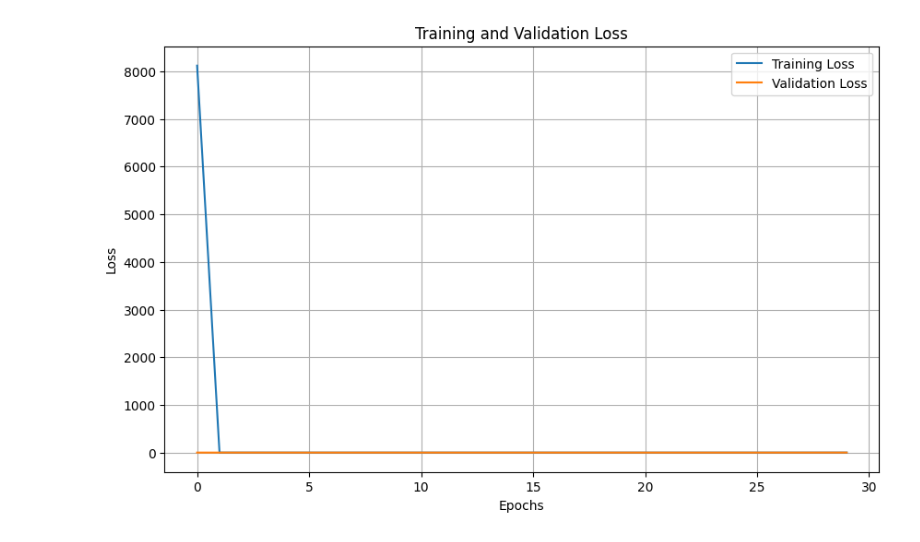
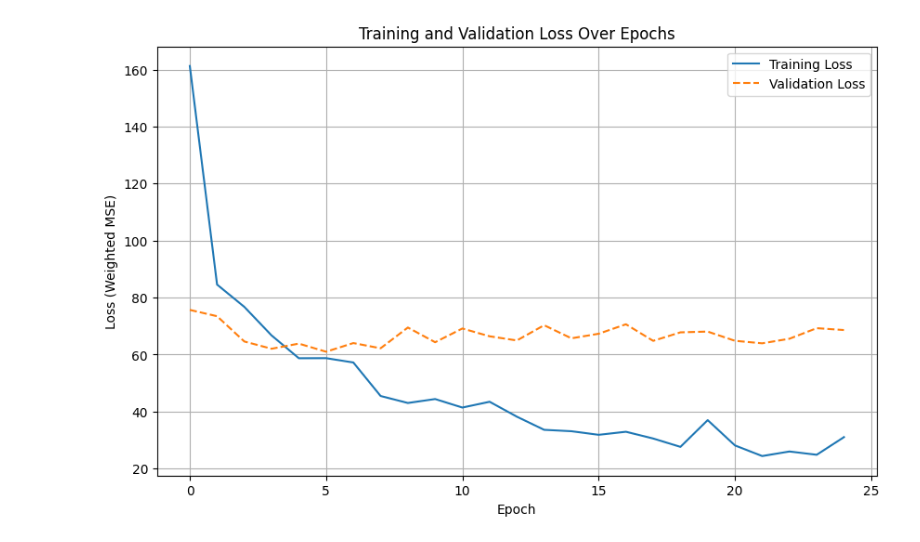
Before and after one commit to Irresponsible-Bunch/Pokemon-Smash-or-Pass, a Jupyter notebook: pokemon_classifier.ipynb, the cells around one changed output. Saved outputs shown, nothing was run; the diff lists cells and outputs as text; code cells hidden in the pictures.

```diff
--- a/pokemon_classifier.ipynb
+++ b/pokemon_classifier.ipynb
@@ -27,3 +21,6 @@ df['Pass Scaled'] = (df['Passes'] - df['Passes'].min()) / (df['Passes'].max() -
 df['Total'] = df['Smash Scaled'] + df['Pass Scaled']
 df['Pass Normalized'] = df['Pass Scaled'] / df['Total']
 df['Smash Normalized'] = df['Smash Scaled'] / df['Total']
+
+df['filename'] = df.index + '.png'  # Example: Pikachu -> Pikachu.jpg
+df['Smash Normalized'] = df['Smash Normalized'] *10
@@ -84,18 +164,12 @@ ValueError: in user code:
 # %%
-
-# Extract loss values
-loss = history.history['loss']
-val_loss = history.history['val_loss']
-
-# Plot loss
 plt.figure(figsize=(10, 6))
-plt.plot(loss, label='Training Loss')
-plt.plot(val_loss, label='Validation Loss')
-plt.title('Training and Validation Loss')
-plt.xlabel('Epochs')
-plt.ylabel('Loss')
+plt.plot(history.history['loss'], label='Training Loss')
+plt.plot(history.history['val_loss'], label='Validation Loss', linestyle='--')
+plt.xlabel('Epoch')
+plt.ylabel('Loss (Weighted MSE)')
+plt.title('Training and Validation Loss Over Epochs')
 plt.legend()
 plt.grid(True)
 plt.show()
 # %% [output]
-[figure, old version]
+[figure, new version]
```
Also changed, not shown: parts of 9 cells of this notebook.
